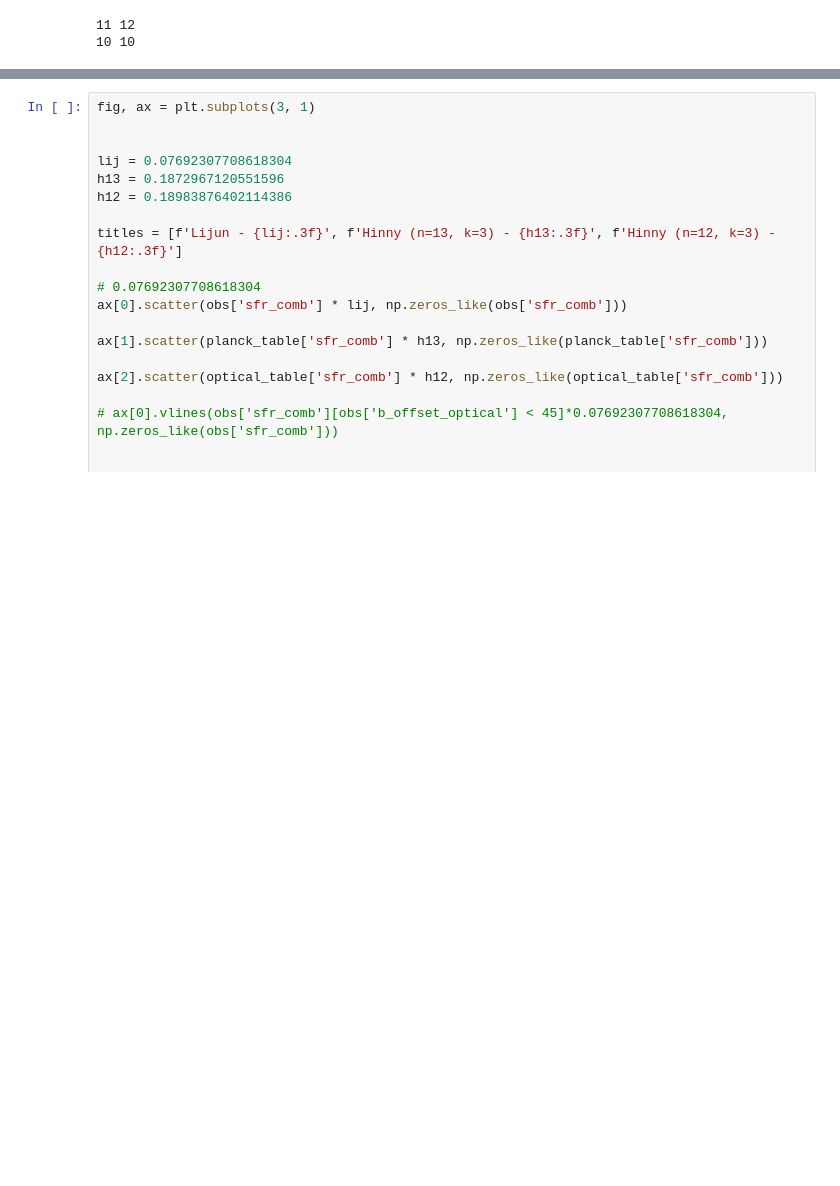
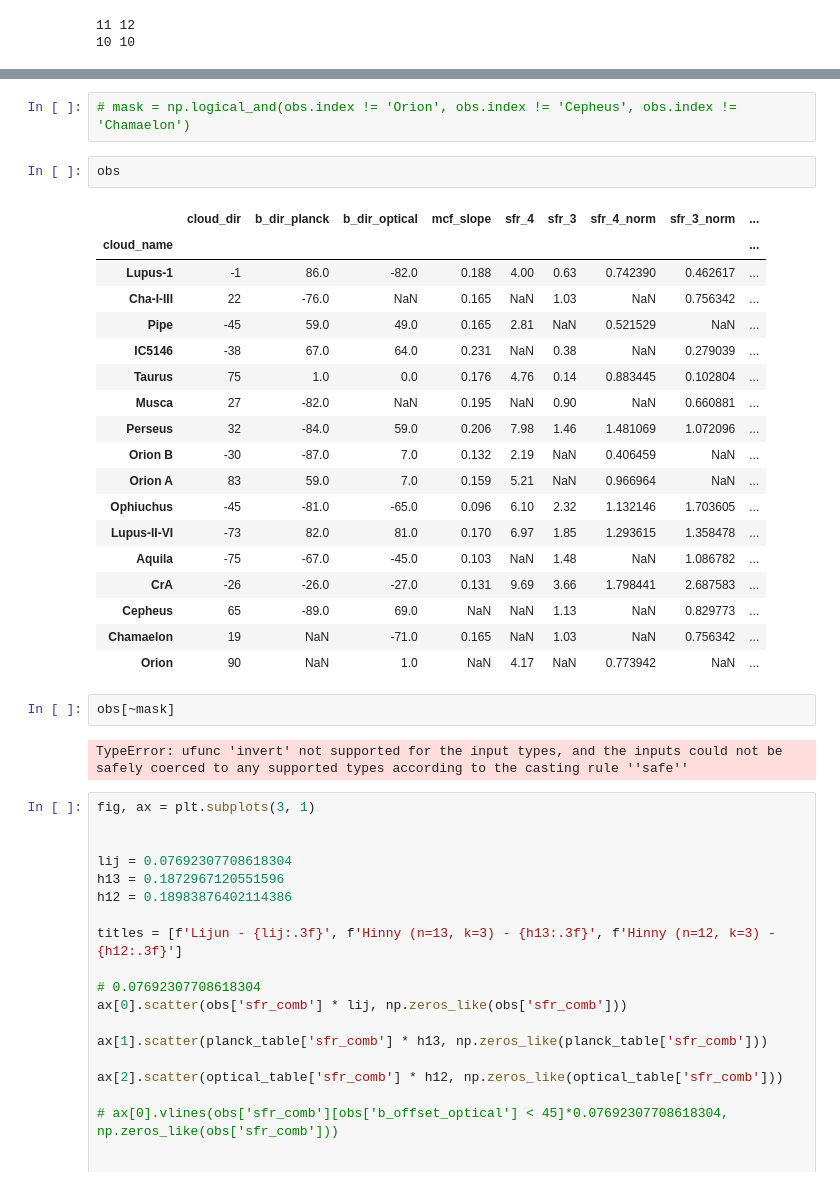
Before and after one commit to HinnyTsang/mcf_project, a Jupyter notebook: observations/read_observation.ipynb, the cells around one changed output, grey strips where cells are left out. Cells and saved outputs as stored; diff of their text form; blank space fills up the shorter version.

```diff
--- a/observations/read_observation.ipynb
+++ b/observations/read_observation.ipynb
@@ -188,3 +343,30 @@ obs['sfr_comb'] = np.nanmean([obs['sfr_4_norm'], obs['sfr_3_norm']], axis=0)
+# %%
+# mask = np.logical_and(obs.index != 'Orion', obs.index != 'Cepheus', obs.index != 'Chamaelon')
+# %%
+obs
+# %% [output]
+|  | cloud_dir | b_dir_planck | b_dir_optical | mcf_slope | sfr_4 | sfr_3 | sfr_4_norm | sfr_3_norm | ... |
+| cloud_name |  |  |  |  |  |  |  |  | ... |
+| Lupus-1 | -1 | 86.0 | -82.0 | 0.188 | 4.00 | 0.63 | 0.742390 | 0.462617 | ... |
+| Cha-I-III | 22 | -76.0 | NaN | 0.165 | NaN | 1.03 | NaN | 0.756342 | ... |
+| Pipe | -45 | 59.0 | 49.0 | 0.165 | 2.81 | NaN | 0.521529 | NaN | ... |
+| IC5146 | -38 | 67.0 | 64.0 | 0.231 | NaN | 0.38 | NaN | 0.279039 | ... |
+| Taurus | 75 | 1.0 | 0.0 | 0.176 | 4.76 | 0.14 | 0.883445 | 0.102804 | ... |
+| Musca | 27 | -82.0 | NaN | 0.195 | NaN | 0.90 | NaN | 0.660881 | ... |
+| Perseus | 32 | -84.0 | 59.0 | 0.206 | 7.98 | 1.46 | 1.481069 | 1.072096 | ... |
+| Orion B | -30 | -87.0 | 7.0 | 0.132 | 2.19 | NaN | 0.406459 | NaN | ... |
+| Orion A | 83 | 59.0 | 7.0 | 0.159 | 5.21 | NaN | 0.966964 | NaN | ... |
+| Ophiuchus | -45 | -81.0 | -65.0 | 0.096 | 6.10 | 2.32 | 1.132146 | 1.703605 | ... |
+| Lupus-II-VI | -73 | 82.0 | 81.0 | 0.170 | 6.97 | 1.85 | 1.293615 | 1.358478 | ... |
+| Aquila | -75 | -67.0 | -45.0 | 0.103 | NaN | 1.48 | NaN | 1.086782 | ... |
+| CrA | -26 | -26.0 | -27.0 | 0.131 | 9.69 | 3.66 | 1.798441 | 2.687583 | ... |
+| Cepheus | 65 | -89.0 | 69.0 | NaN | NaN | 1.13 | NaN | 0.829773 | ... |
+| Chamaelon | 19 | NaN | -71.0 | 0.165 | NaN | 1.03 | NaN | 0.756342 | ... |
+| Orion | 90 | NaN | 1.0 | NaN | 4.17 | NaN | 0.773942 | NaN | ... |
+# %%
+obs[~mask]
+# %% [output]
+TypeError: ufunc 'invert' not supported for the input types, and the inputs could not be safely coerced to any supported types according to the casting rule ''safe''
 # %%
 fig, ax = plt.subplots(3, 1)
 
```
Also changed, not shown: parts of 13 cells of this notebook, 6 other files.
